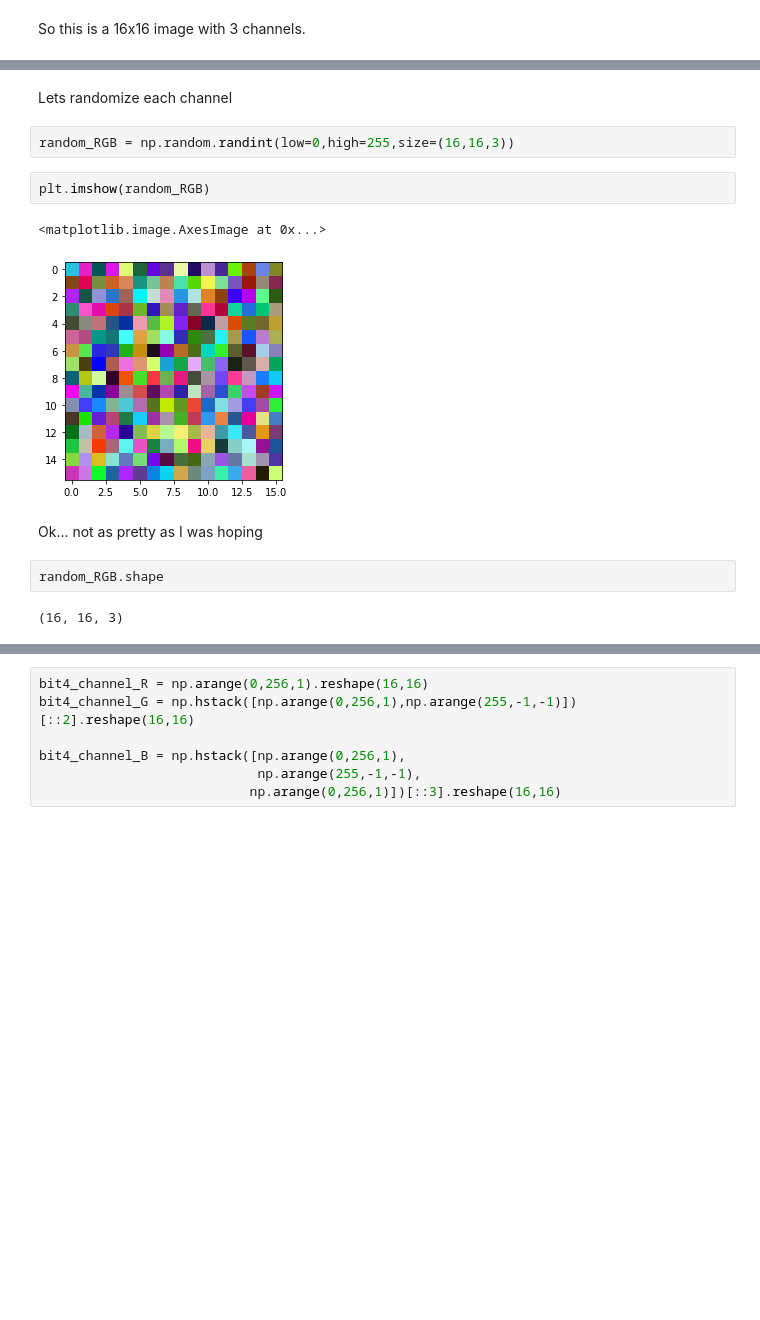
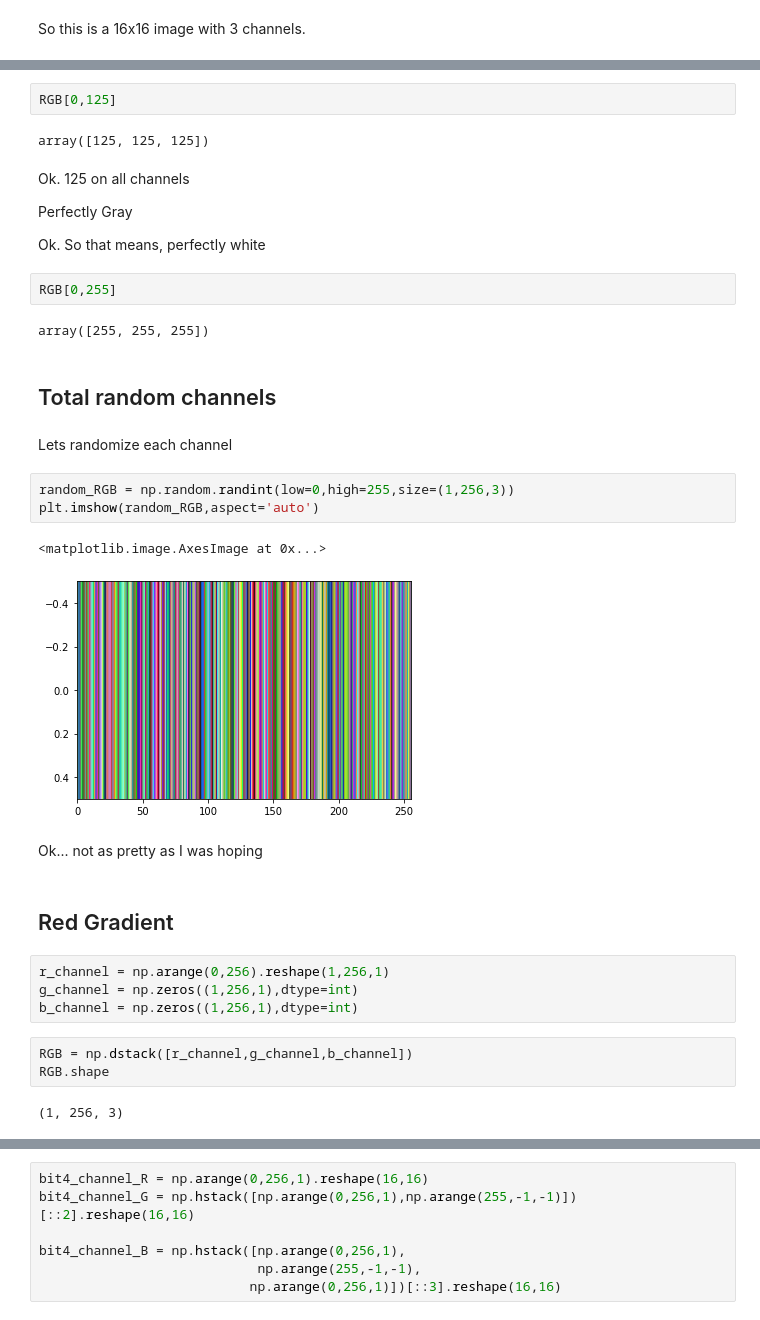
Before and after one commit to ssaeed85/dsc-RGB-Imshow, a Jupyter notebook: RGB Understanding.ipynb, the cells around one changed output, grey strips where cells are left out. Saved outputs shown, nothing was run; the diff lists cells and outputs as text; blank space fills up the shorter version.

```diff
--- a/RGB Understanding.ipynb
+++ b/RGB Understanding.ipynb
@@ -265,15 +194,37 @@ BottomRight:[255 255 255] = Pure White
+# %%
+RGB[0,125]
+# %% [output]
+array([125, 125, 125])
+# %% [markdown]
+Ok. 125 on all channels
+
+Perfectly Gray
+
+Ok. So that means, perfectly white
+# %%
+RGB[0,255]
+# %% [output]
+array([255, 255, 255])
+# %% [markdown]
+## Total random channels
 # %% [markdown]
 Lets randomize each channel
 # %%
-random_RGB = np.random.randint(low=0,high=255,size=(16,16,3))
+random_RGB = np.random.randint(low=0,high=255,size=(1,256,3))
+plt.imshow(random_RGB,aspect='auto')
+# %% [output]
+<matplotlib.image.AxesImage at 0x...>
+[figure, added]
-# %%
-plt.imshow(random_RGB)
-# %% [output]
-<matplotlib.image.AxesImage at 0x...>
-[figure, removed]
 # %% [markdown]
 Ok... not as pretty as I was hoping
-# %%
-random_RGB.shape
-# %% [output]
-(16, 16, 3)
+# %% [markdown]
+## Red Gradient
+# %%
+r_channel = np.arange(0,256).reshape(1,256,1)
+g_channel = np.zeros((1,256,1),dtype=int)
+b_channel = np.zeros((1,256,1),dtype=int)
+# %%
+RGB = np.dstack([r_channel,g_channel,b_channel])
+RGB.shape
+# %% [output]
+(1, 256, 3)
```
Also changed, not shown: parts of 30 cells of this notebook.
